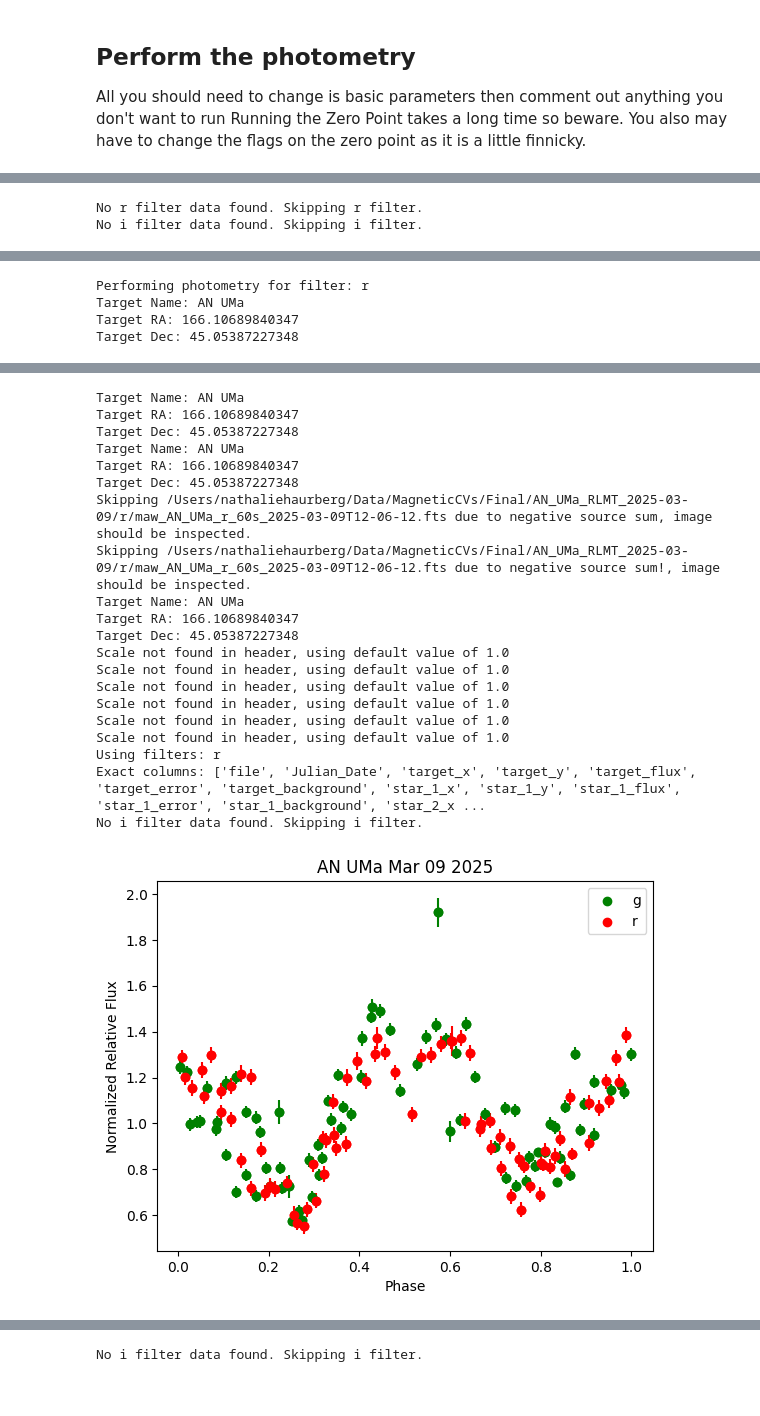
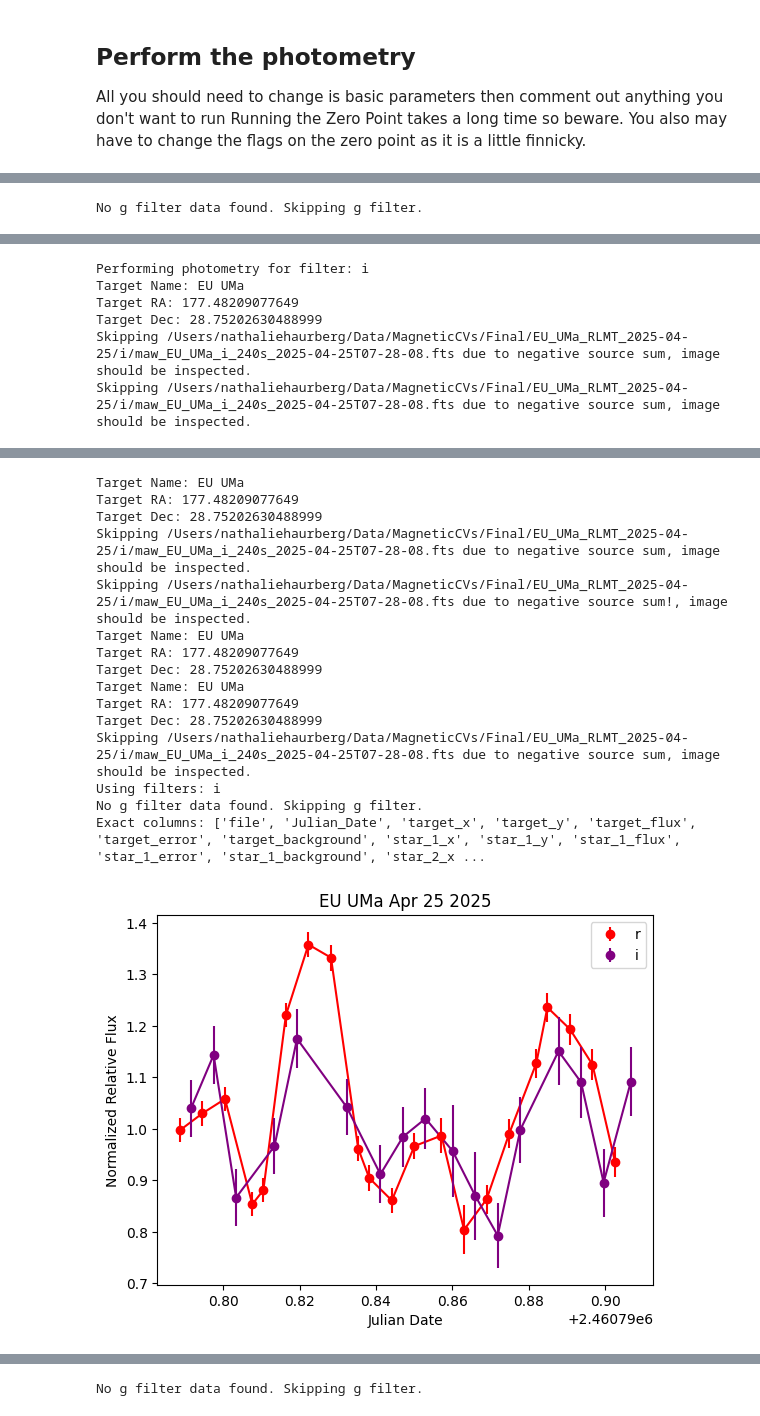
Before and after one commit to astronathalie/MCV, a Jupyter notebook: photstars.ipynb, the cells around one changed output, grey strips where cells are left out. Drawn from its saved outputs; the diff is of its cells as text; code cells hidden in the pictures.

```diff
--- a/photstars.ipynb
+++ b/photstars.ipynb
@@ -1251,16 +1264,17 @@ Running the Zero Point takes a long time so beware.
 You also may have to change the flags on the zero point as it is a little finnicky.
 # %%
 # Set the directory containing the image folders and the filt
-BASE = '/Users/nathaliehaurberg/Data/MagneticCVs/Final/AN_UMa_RLMT_2025-03-09/'
+BASE = '/Users/nathaliehaurberg/Data/MagneticCVs/Final/EU_UMa_RLMT_2025-04-25/'
 
 # set the star list in pixels
-STARS = star_list_pix = [(2953.7179, 1957.6387), (2905.5003, 1454.0334), (1542.7012, 1917.4569), (1915.5242, 1558.4626),(1788.559, 1222.4553)]
+STARS = star_list_pix = [(2624.6403, 1622.5062), (2304.3019, 1717.4914), (2190.5245, 1348.6171), (2761.4971, 1829.6193),(2729.7475, 1495.5722)]
+
 
 # set the reference image
-REFERENCE_IMAGE = '/Users/nathaliehaurberg/Data/MagneticCVs/final/AN_UMa_RLMT_2025-03-04/g/maw_AN_UMa_g_240s_2025-03-04T07-09-32.fts'
+REFERENCE_IMAGE = '/Users/nathaliehaurberg/Data/MagneticCVs/Final/EU_UMa_RLMT_2025-04-24/g/VLASimul_EU_UMa__240s_g_31_cal.fts'
 
 # Set the target name
-TARGET_NAME = 'AN UMa'
+TARGET_NAME = 'EU UMa'
 
 # Set the gain and read noise
 RDNOISE = 2.8
@@ -1274,7 +1288,7 @@ AN_O = 27
 # Set the filters
 #filters = glob.glob(BASE + '/*/')
 #filters = [os.path.basename(f.rstrip('/\\')) for f in filters]
-filters = ['g', 'r']
+filters = ['r', 'i']
 
 pipe = PhotometryPipeline(
     file_dir=BASE,
@@ -1288,10 +1302,10 @@ pipe = PhotometryPipeline(
 )
 
 #Run the ZP magnitude script for each filter
-for filt in filters:
-    print('Running ZP magnitude script for filter:', filt)
-    zp_runner = ZPmagrunner(base_dir=BASE, script_path='/Users/nathaliehaurberg/Data/MagneticCVs/MCV/CalcZPMag.py', flags='--rewriteAVG')
-    zp_runner.run(filt)
+# for filt in filters:
+#     print('Running ZP magnitude script for filter:', filt)
+#     zp_runner = ZPmagrunner(base_dir=BASE, script_path='/Users/nathaliehaurberg/Data/MagneticCVs/MCV/CalcZPMag.py', flags='--rewriteAVG')
+#     zp_runner.run(filt)
 
 # Loop over the filters and perform the photometry
 for filt in filters:
@@ -1299,6 +1313,6 @@ for filt in filters:
     pipe.perform_var_fwhm_phot(filt, save_ref_star_coords=False, display_apertures=False, save=True, plot=True)
     pipe.calc_ap_ratio(filt, larger_ap=18, mean=True, median=False)
     pipe.find_mags(filt, save=True, save_ref_star_coords=False, display_apertures=False)
-    LightCurvePlotter.plot_relative(file_dir=BASE, filt=filt, title = 'AN UMa Mar 09 2025', phase=True, phase_zero=2443191.0255, period=0.07975282)
-    LightCurvePlotter.plot_absolute(file_dir=BASE, title = 'AN UMa Mar 09 2025', filt=filt, phase=True, phase_zero=2443191.0255, period=0.07975282)
+    LightCurvePlotter.plot_relative(file_dir=BASE, filt=filt, title = 'EU UMa Apr 25 2025', phase=False)
+    LightCurvePlotter.plot_absolute(file_dir=BASE, title = 'EU Uma Apr 25 2025', filt=filt, phase=False)
 # %% [output]
@@ -1337,2 +1338 @@ No i filter data found. Skipping i filter.
-No r filter data found. Skipping r filter.
-No i filter data found. Skipping i filter.
+No g filter data found. Skipping g filter.
@@ -1340,4 +1340,6 @@ No i filter data found. Skipping i filter.
-Performing photometry for filter: r
-Target Name: AN UMa
-Target RA: 166.10689840347
-Target Dec: 45.05387227348
+Performing photometry for filter: i
+Target Name: EU UMa
+Target RA: 177.48209077649
+Target Dec: 28.75202630488999
+Skipping /Users/nathaliehaurberg/Data/MagneticCVs/Final/EU_UMa_RLMT_2025-04-25/i/maw_EU_UMa_i_240s_2025-04-25T07-28-08.fts due to negative source sum, image should be inspected.
+Skipping /Users/nathaliehaurberg/Data/MagneticCVs/Final/EU_UMa_RLMT_2025-04-25/i/maw_EU_UMa_i_240s_2025-04-25T07-28-08.fts due to negative source sum, image should be inspected.
@@ -1345,21 +1347,16 @@ Target Dec: 45.05387227348
-Target Name: AN UMa
-Target RA: 166.10689840347
-Target Dec: 45.05387227348
-Target Name: AN UMa
-Target RA: 166.10689840347
-Target Dec: 45.05387227348
-Skipping /Users/nathaliehaurberg/Data/MagneticCVs/Final/AN_UMa_RLMT_2025-03-09/r/maw_AN_UMa_r_60s_2025-03-09T12-06-12.fts due to negative source sum, image should be inspected.
-Skipping /Users/nathaliehaurberg/Data/MagneticCVs/Final/AN_UMa_RLMT_2025-03-09/r/maw_AN_UMa_r_60s_2025-03-09T12-06-12.fts due to negative source sum!, image should be inspected.
-Target Name: AN UMa
-Target RA: 166.10689840347
-Target Dec: 45.05387227348
-Scale not found in header, using default value of 1.0
-Scale not found in header, using default value of 1.0
-Scale not found in header, using default value of 1.0
-Scale not found in header, using default value of 1.0
-Scale not found in header, using default value of 1.0
-Scale not found in header, using default value of 1.0
-Using filters: r
+Target Name: EU UMa
+Target RA: 177.48209077649
+Target Dec: 28.75202630488999
+Skipping /Users/nathaliehaurberg/Data/MagneticCVs/Final/EU_UMa_RLMT_2025-04-25/i/maw_EU_UMa_i_240s_2025-04-25T07-28-08.fts due to negative source sum, image should be inspected.
+Skipping /Users/nathaliehaurberg/Data/MagneticCVs/Final/EU_UMa_RLMT_2025-04-25/i/maw_EU_UMa_i_240s_2025-04-25T07-28-08.fts due to negative source sum!, image should be inspected.
+Target Name: EU UMa
+Target RA: 177.48209077649
+Target Dec: 28.75202630488999
+Target Name: EU UMa
+Target RA: 177.48209077649
+Target Dec: 28.75202630488999
+Skipping /Users/nathaliehaurberg/Data/MagneticCVs/Final/EU_UMa_RLMT_2025-04-25/i/maw_EU_UMa_i_240s_2025-04-25T07-28-08.fts due to negative source sum, image should be inspected.
+Using filters: i
+No g filter data found. Skipping g filter.
 Exact columns: ['file', 'Julian_Date', 'target_x', 'target_y', 'target_flux', 'target_error', 'target_background', 'star_1_x', 'star_1_y', 'star_1_flux', 'star_1_error', 'star_1_background', 'star_2_x ...
-No i filter data found. Skipping i filter.
-[figure, old version]
+[figure, new version]
@@ -1367 +1364 @@ No i filter data found. Skipping i filter.
-No i filter data found. Skipping i filter.
+No g filter data found. Skipping g filter.
```
Also changed, not shown: parts of 3 cells of this notebook.
